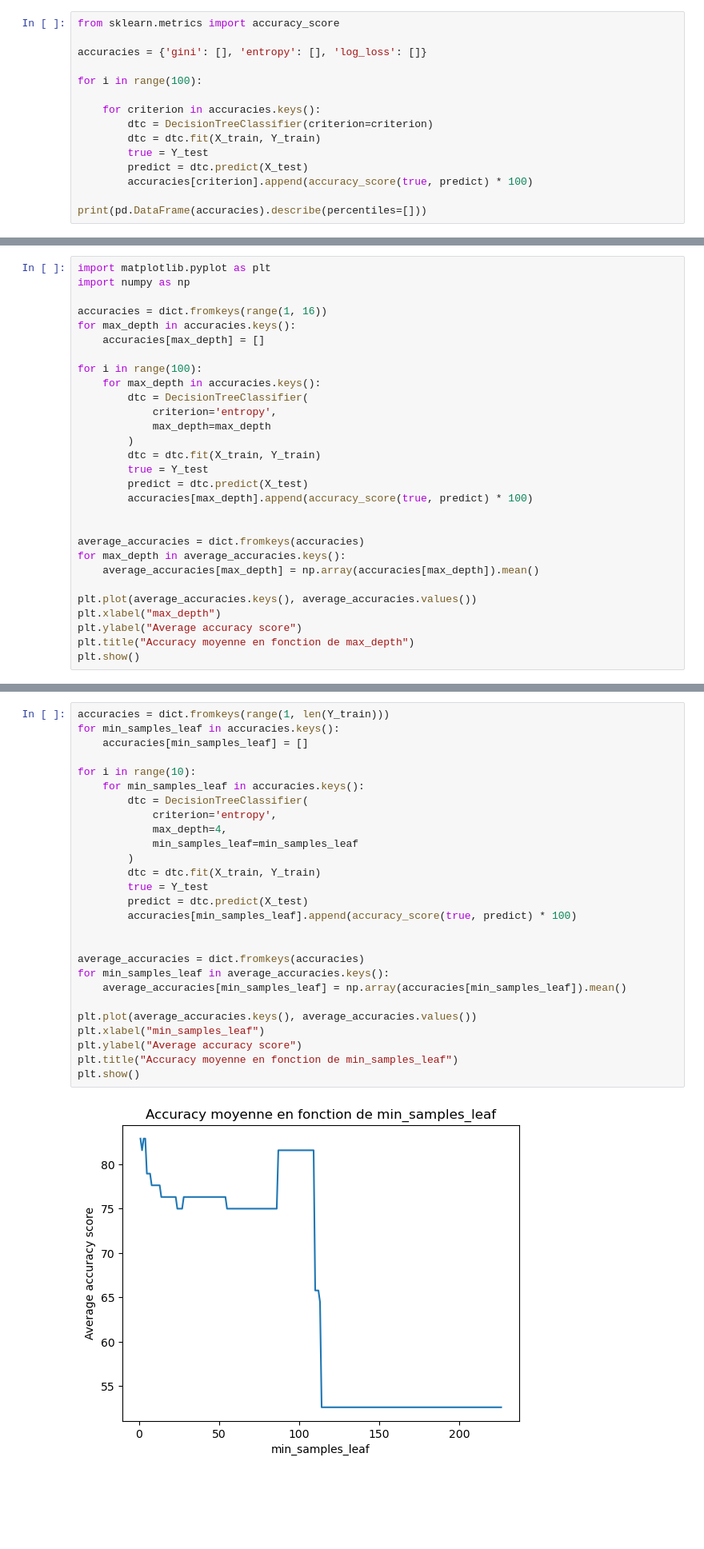
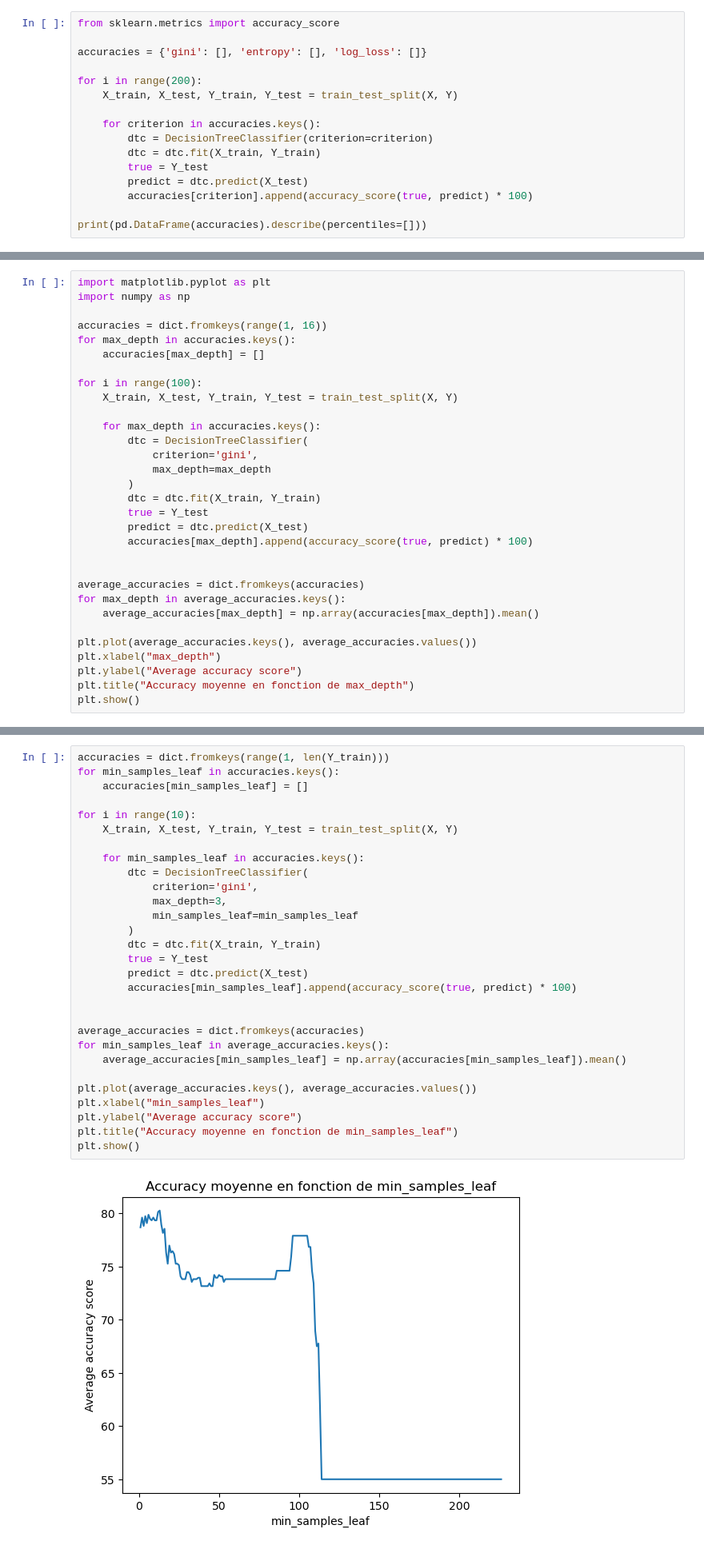
Before and after one commit to Polytech-E2I/data-processing, a Jupyter notebook: Projet2_jpynb/Projet2.ipynb, the cells around one changed output, grey strips where cells are left out. Shown: that part at 80% size. Drawn from its saved outputs; the diff is of its cells as text; blank space fills up the shorter version.

```diff
--- a/Projet2_jpynb/Projet2.ipynb
+++ b/Projet2_jpynb/Projet2.ipynb
@@ -241,7 +241,8 @@ from sklearn.metrics import accuracy_score
 
 accuracies = {'gini': [], 'entropy': [], 'log_loss': []}
 
-for i in range(100):
+for i in range(200):
+    X_train, X_test, Y_train, Y_test = train_test_split(X, Y)
 
     for criterion in accuracies.keys():
         dtc = DecisionTreeClassifier(criterion=criterion)
@@ -276,9 +275,11 @@ for max_depth in accuracies.keys():
     accuracies[max_depth] = []
 
 for i in range(100):
+    X_train, X_test, Y_train, Y_test = train_test_split(X, Y)
+
     for max_depth in accuracies.keys():
         dtc = DecisionTreeClassifier(
-            criterion='entropy',
+            criterion='gini',
             max_depth=max_depth
         )
         dtc = dtc.fit(X_train, Y_train)
@@ -313,30 +312,32 @@ Comme cela donne un grand nombre d'_accuracy scores_ à calculer, on réduit ici
 # %%
 accuracies = dict.fromkeys(range(1, len(Y_train)))
 for min_samples_leaf in accuracies.keys():
     accuracies[min_samples_leaf] = []
 
 for i in range(10):
+    X_train, X_test, Y_train, Y_test = train_test_split(X, Y)
+
     for min_samples_leaf in accuracies.keys():
         dtc = DecisionTreeClassifier(
-            criterion='entropy',
-            max_depth=4,
+            criterion='gini',
+            max_depth=3,
             min_samples_leaf=min_samples_leaf
         )
         dtc = dtc.fit(X_train, Y_train)
         true = Y_test
         predict = dtc.predict(X_test)
         accuracies[min_samples_leaf].append(accuracy_score(true, predict) * 100)
 
 
 average_accuracies = dict.fromkeys(accuracies)
 for min_samples_leaf in average_accuracies.keys():
     average_accuracies[min_samples_leaf] = np.array(accuracies[min_samples_leaf]).mean()
 
 plt.plot(average_accuracies.keys(), average_accuracies.values())
 plt.xlabel("min_samples_leaf")
 plt.ylabel("Average accuracy score")
 plt.title("Accuracy moyenne en fonction de min_samples_leaf")
 plt.show()
 # %% [output]
-[figure, old version]
+[figure, new version]
 # %% [markdown]
```
Also changed, not shown: parts of 22 cells of this notebook.
